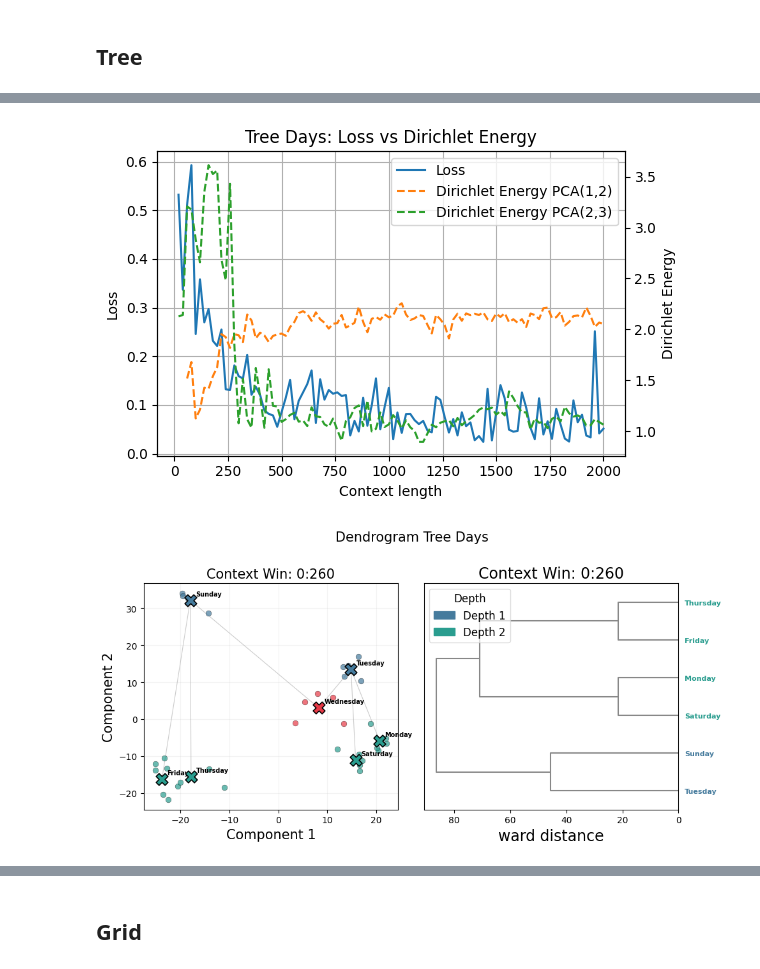
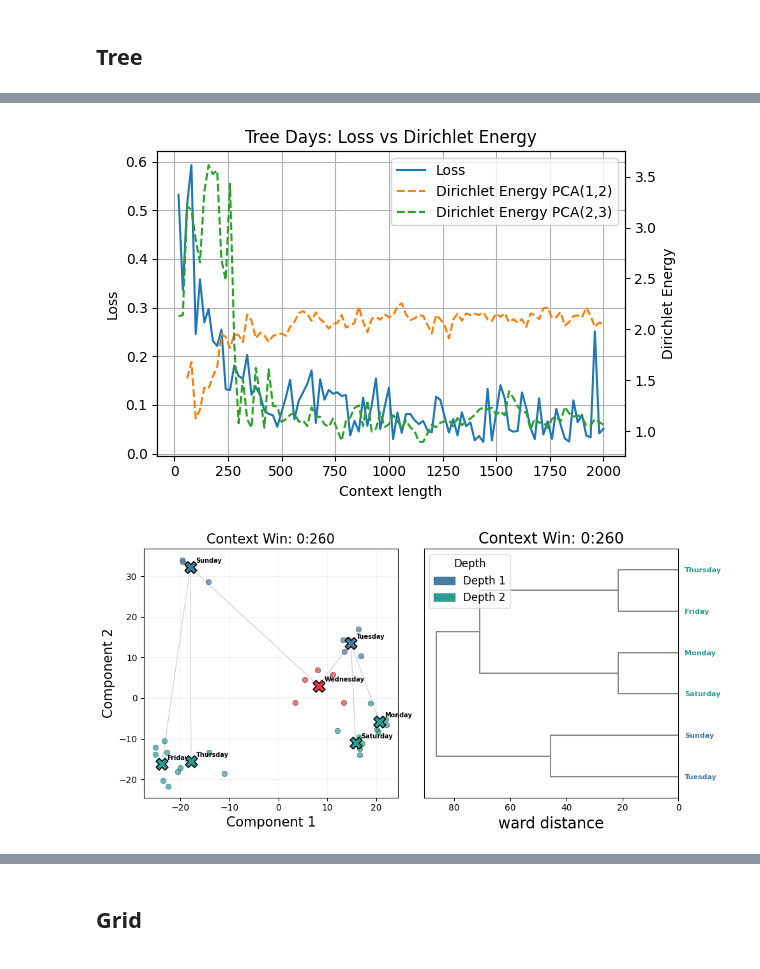
Before and after one commit to Project-Hindenburg/hico, a Jupyter notebook: notebooks/report_plots.ipynb, the cells around one changed output, grey strips where cells are left out. Drawn from its saved outputs; the diff is of its cells as text; code cells hidden in the pictures.

```diff
--- a/notebooks/report_plots.ipynb
+++ b/notebooks/report_plots.ipynb
@@ -1314,8 +1316,8 @@ pca_result = pca.fit_transform(filtered_embs)[:,[pc1, pc2]]
 
 hp_tree.plot_reduced_emb(axes[0], pca_result, filtered_ids, title=f"Context Win: 0:{win_opt}", only_centroid=False, pc1=pc1, pc2=pc2)
 
-fig.suptitle(directory.replace("_", " ").title(),
-             fontsize=20, y=1.01)
+# fig.suptitle(directory.replace("_", " ").title(),
+#              fontsize=20, y=1.01)
 
 
 # -------------------------------- DENDROGRAM -------------------------------- #
@@ -1334,36 +1336,36 @@ ids_dendro = ids_np[mask_layer_l]
 
 centroids_id, centroids_emb = centroids_by_token(ids_dendro, emb_dendro)
 
 hp_tree.plot_dendrogram_on_points(axes[1], centroids_id, centroids_emb, title=f"Context Win: 0:{win_opt}",
                                   method="ward", max_leaves=50, leaf_font_size=8)
 
-fig.suptitle(f"Dendrogram Tree Days",
-             fontsize=15, y=1.01)
+# fig.suptitle(f"Dendrogram Tree Days",
+#              fontsize=15, y=1.01)
 
 
 fig.tight_layout()
 fig.savefig(f"../plots/pca_{directory}.png", dpi=300, bbox_inches='tight')
 plt.show()
 # %% [output]
 [WARN] Record non valutabile (pos 2, line 0): None (observed_raw='Monday')
   [ctx=2000, win_len=20, local=[0:20)] Warning: token 'Wednesday' has only 1 occurrences in [0:20] (requested 5)
   [ctx=2000, win_len=20, local=[0:20)] Warning: token 'Monday' has only 3 occurrences in [0:20] (requested 5)
   [ctx=2000, win_len=40, local=[0:40)] Warning: token 'Wednesday' has only 3 occurrences in [0:40] (requested 5)
   [ctx=2000, win_len=40, local=[0:40)] Warning: token 'Sunday' has only 1 occurrences in [0:40] (requested 5)
   [ctx=2000, win_len=60, local=[0:60)] Warning: token 'Thursday' has only 1 occurrences in [0:60] (requested 5)
   [ctx=2000, win_len=60, local=[0:60)] Warning: token 'Friday' has only 1 occurrences in [0:60] (requested 5)
   [ctx=2000, win_len=80, local=[0:80)] Warning: token 'Thursday' has only 1 occurrences in [0:80] (requested 5)
   [ctx=2000, win_len=80, local=[0:80)] Warning: token 'Friday' has only 1 occurrences in [0:80] (requested 5)
   [ctx=2000, win_len=100, local=[0:100)] Warning: token 'Thursday' has only 1 occurrences in [0:100] (requested 5)
   [ctx=2000, win_len=100, local=[0:100)] Warning: token 'Friday' has only 1 occurrences in [0:100] (requested 5)
   [ctx=2000, win_len=120, local=[0:120)] Warning: token 'Thursday' has only 3 occurrences in [0:120] (requested 5)
 ... (18 lines left out)
   [ctx=2000, win_len=140, local=[0:140)] Warning: token 'Friday' has only 3 occurrences in [0:140] (requested 5)
 Total windows: 100
 Valid energy windows: 100
 Dropped windows: 0
 [figure]
-[figure, old version]
+[figure, new version]
 # %%
 directory = "tree_days"
 VOCAB_PATH  = Path("../data/days_dict.txt")
```
Also changed, not shown: parts of 7 cells of this notebook, 7 other files.
